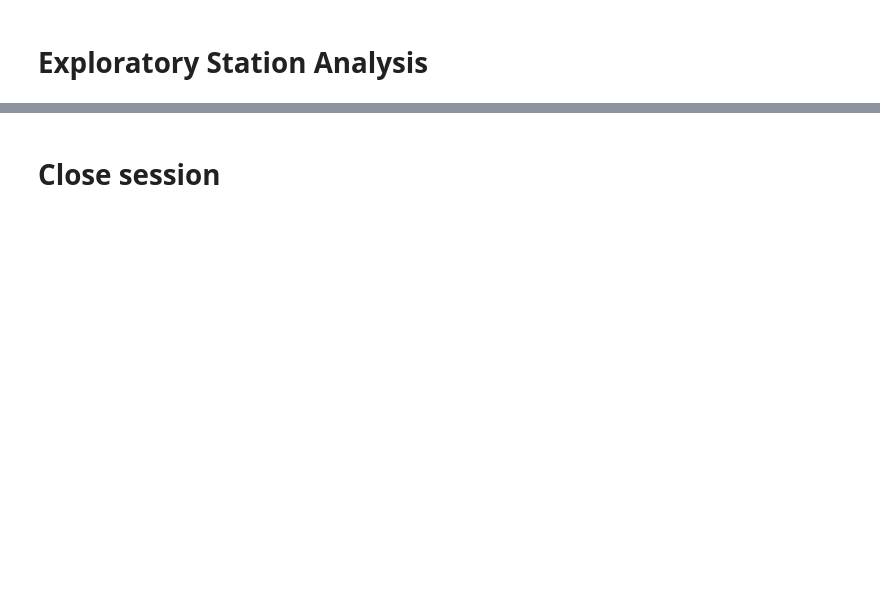
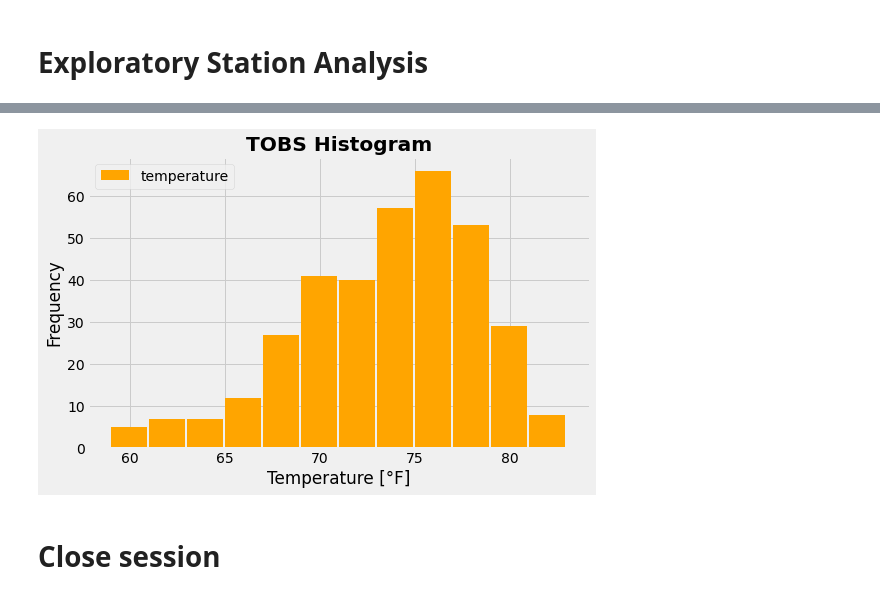
Before and after one commit to rperezme-data/DAB_H10_SQLAlchemy-challenge, a Jupyter notebook: ClimateSQLAlchemy/1_Climate_Analysis.ipynb, the cells around one changed output, grey strips where cells are left out. Drawn from its saved outputs; the diff is of its cells as text; code cells hidden in the pictures; blank space fills up the shorter version.

Commit message:
Add Station Analysis

```diff
--- a/ClimateSQLAlchemy/1_Climate_Analysis.ipynb
+++ b/ClimateSQLAlchemy/1_Climate_Analysis.ipynb
@@ -122,3 +190,16 @@ precipitation_df.describe()
 # %%
 # Using the most active station id
 # Query the last 12 months of temperature observation data for this station and plot the results as a histogram
+
+## Define query to retrieve last 12 months of precipitation data
+slct = [Measurement.date, Measurement.tobs.label('temperature')]
+
+stmt = session.query(*slct).\
+    filter(Measurement.date >= func.strftime(minus_one_year)).\
+    filter(Measurement.station == most_active).statement
+
+## Store query results into DataFrame & set the index (date column)
+temperature_df = pd.read_sql_query(stmt, session.bind, index_col='date')
+
+## Display DataFrame (preview)
+temperature_df.head(7)
@@ -125,3 +216,30 @@ precipitation_df.describe()
+# %%
+## Set parameters
+x = temperature_df['temperature'].values
+label = temperature_df['temperature'].name
+bins = 12
+
+## Set figure size
+plt.figure(figsize=(8,5))
+
+## Plot histogram
+n, bins, patches = plt.hist(x, bins=bins, color='orange', label=label, width=1.9)
+
+## Set plot title and labels
+plt.title('TOBS Histogram', fontweight="bold")
+plt.xlabel('Temperature [°F]')
+plt.ylabel('Frequency')
+
+## Set legend
+plt.legend()
+
+## Save plot
+plt.savefig('Images/Histogram.png', bbox_inches='tight')
+
+## Display plot
+plt.show()
+# %% [output]
+[figure, added]
 # %% [markdown]
 # Close session
 # %%
```
Also changed, not shown: parts of 14 cells of this notebook, 2 other files.
